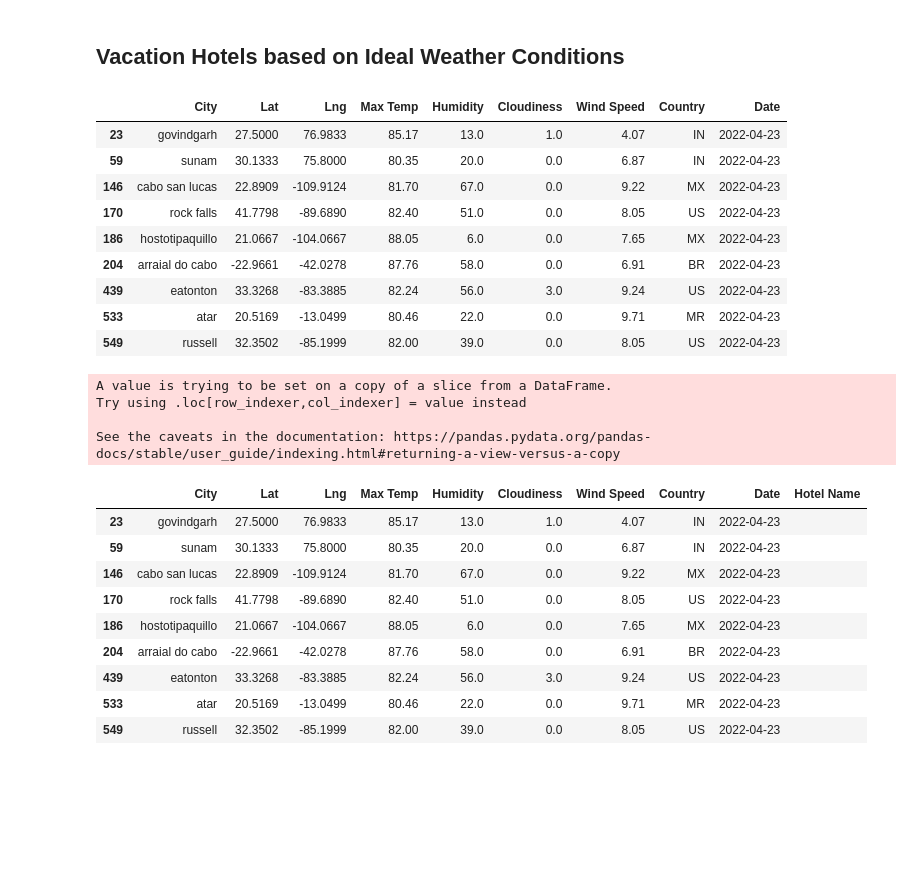
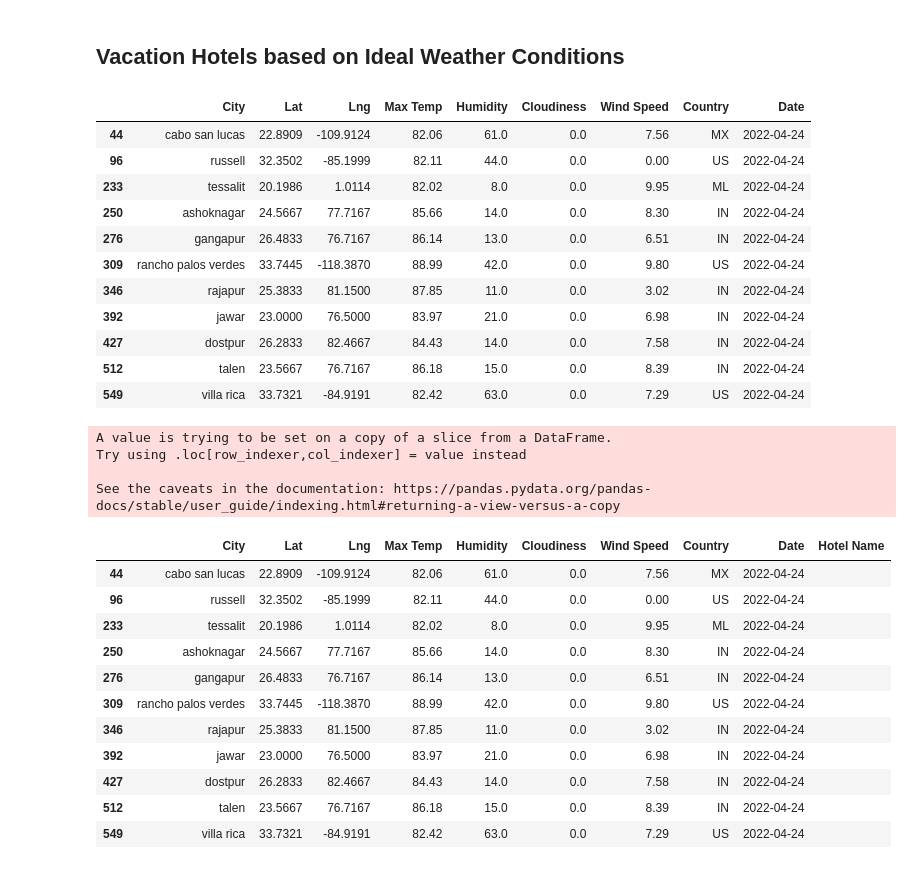
Before and after one commit to golson002/06-Python-API-Challenge, a Jupyter notebook: VacationPy/VacationPy_Submission.ipynb, the cells around one changed output. Cells and saved outputs as stored; diff of their text form; code cells hidden in the pictures; blank space fills up the shorter version.

```diff
--- a/VacationPy/VacationPy_Submission.ipynb
+++ b/VacationPy/VacationPy_Submission.ipynb
@@ -56,20 +56,22 @@ fig
 # %%
 # Create a new dataframe based on desired weather criteria for vacation
 hotel_df = cities_df.loc[(cities_df['Max Temp'] > 80) & (cities_df['Max Temp'] <= 90)
-                                 & (cities_df['Humidity'] <= 70) & (cities_df['Cloudiness'] <= 10)
+                                 & (cities_df['Humidity'] <= 65) & (cities_df['Cloudiness'] == 0)
                                  & (cities_df['Wind Speed'] <= 10)]
 hotel_df
 # %% [output]
 |  | City | Lat | Lng | Max Temp | Humidity | Cloudiness | Wind Speed | Country | Date |
-| 23 | govindgarh | 27.5000 | 76.9833 | 85.17 | 13.0 | 1.0 | 4.07 | IN | 2022-04-23 |
-| 59 | sunam | 30.1333 | 75.8000 | 80.35 | 20.0 | 0.0 | 6.87 | IN | 2022-04-23 |
-| 146 | cabo san lucas | 22.8909 | -109.9124 | 81.70 | 67.0 | 0.0 | 9.22 | MX | 2022-04-23 |
-| 170 | rock falls | 41.7798 | -89.6890 | 82.40 | 51.0 | 0.0 | 8.05 | US | 2022-04-23 |
-| 186 | hostotipaquillo | 21.0667 | -104.0667 | 88.05 | 6.0 | 0.0 | 7.65 | MX | 2022-04-23 |
-| 204 | arraial do cabo | -22.9661 | -42.0278 | 87.76 | 58.0 | 0.0 | 6.91 | BR | 2022-04-23 |
-| 439 | eatonton | 33.3268 | -83.3885 | 82.24 | 56.0 | 3.0 | 9.24 | US | 2022-04-23 |
-| 533 | atar | 20.5169 | -13.0499 | 80.46 | 22.0 | 0.0 | 9.71 | MR | 2022-04-23 |
-| 549 | russell | 32.3502 | -85.1999 | 82.00 | 39.0 | 0.0 | 8.05 | US | 2022-04-23 |
+| 44 | cabo san lucas | 22.8909 | -109.9124 | 82.06 | 61.0 | 0.0 | 7.56 | MX | 2022-04-24 |
+| 96 | russell | 32.3502 | -85.1999 | 82.11 | 44.0 | 0.0 | 0.00 | US | 2022-04-24 |
+| 233 | tessalit | 20.1986 | 1.0114 | 82.02 | 8.0 | 0.0 | 9.95 | ML | 2022-04-24 |
+| 250 | ashoknagar | 24.5667 | 77.7167 | 85.66 | 14.0 | 0.0 | 8.30 | IN | 2022-04-24 |
+| 276 | gangapur | 26.4833 | 76.7167 | 86.14 | 13.0 | 0.0 | 6.51 | IN | 2022-04-24 |
+| 309 | rancho palos verdes | 33.7445 | -118.3870 | 88.99 | 42.0 | 0.0 | 9.80 | US | 2022-04-24 |
+| 346 | rajapur | 25.3833 | 81.1500 | 87.85 | 11.0 | 0.0 | 3.02 | IN | 2022-04-24 |
+| 392 | jawar | 23.0000 | 76.5000 | 83.97 | 21.0 | 0.0 | 6.98 | IN | 2022-04-24 |
+| 427 | dostpur | 26.2833 | 82.4667 | 84.43 | 14.0 | 0.0 | 7.58 | IN | 2022-04-24 |
+| 512 | talen | 23.5667 | 76.7167 | 86.18 | 15.0 | 0.0 | 8.39 | IN | 2022-04-24 |
+| 549 | villa rica | 33.7321 | -84.9191 | 82.42 | 63.0 | 0.0 | 7.29 | US | 2022-04-24 |
 # %%
 # Add a blank 'Hotel Name' column to the DataFrame
 hotel_df['Hotel Name'] = ''
@@ -80,15 +82,17 @@ Try using .loc[row_indexer,col_indexer] = value instead
 
 See the caveats in the documentation: https://pandas.pydata.org/pandas-docs/stable/user_guide/indexing.html#returning-a-view-versus-a-copy
 |  | City | Lat | Lng | Max Temp | Humidity | Cloudiness | Wind Speed | Country | Date | Hotel Name |
-| 23 | govindgarh | 27.5000 | 76.9833 | 85.17 | 13.0 | 1.0 | 4.07 | IN | 2022-04-23 |  |
-| 59 | sunam | 30.1333 | 75.8000 | 80.35 | 20.0 | 0.0 | 6.87 | IN | 2022-04-23 |  |
-| 146 | cabo san lucas | 22.8909 | -109.9124 | 81.70 | 67.0 | 0.0 | 9.22 | MX | 2022-04-23 |  |
-| 170 | rock falls | 41.7798 | -89.6890 | 82.40 | 51.0 | 0.0 | 8.05 | US | 2022-04-23 |  |
-| 186 | hostotipaquillo | 21.0667 | -104.0667 | 88.05 | 6.0 | 0.0 | 7.65 | MX | 2022-04-23 |  |
-| 204 | arraial do cabo | -22.9661 | -42.0278 | 87.76 | 58.0 | 0.0 | 6.91 | BR | 2022-04-23 |  |
-| 439 | eatonton | 33.3268 | -83.3885 | 82.24 | 56.0 | 3.0 | 9.24 | US | 2022-04-23 |  |
-| 533 | atar | 20.5169 | -13.0499 | 80.46 | 22.0 | 0.0 | 9.71 | MR | 2022-04-23 |  |
-| 549 | russell | 32.3502 | -85.1999 | 82.00 | 39.0 | 0.0 | 8.05 | US | 2022-04-23 |  |
+| 44 | cabo san lucas | 22.8909 | -109.9124 | 82.06 | 61.0 | 0.0 | 7.56 | MX | 2022-04-24 |  |
+| 96 | russell | 32.3502 | -85.1999 | 82.11 | 44.0 | 0.0 | 0.00 | US | 2022-04-24 |  |
+| 233 | tessalit | 20.1986 | 1.0114 | 82.02 | 8.0 | 0.0 | 9.95 | ML | 2022-04-24 |  |
+| 250 | ashoknagar | 24.5667 | 77.7167 | 85.66 | 14.0 | 0.0 | 8.30 | IN | 2022-04-24 |  |
+| 276 | gangapur | 26.4833 | 76.7167 | 86.14 | 13.0 | 0.0 | 6.51 | IN | 2022-04-24 |  |
+| 309 | rancho palos verdes | 33.7445 | -118.3870 | 88.99 | 42.0 | 0.0 | 9.80 | US | 2022-04-24 |  |
+| 346 | rajapur | 25.3833 | 81.1500 | 87.85 | 11.0 | 0.0 | 3.02 | IN | 2022-04-24 |  |
+| 392 | jawar | 23.0000 | 76.5000 | 83.97 | 21.0 | 0.0 | 6.98 | IN | 2022-04-24 |  |
+| 427 | dostpur | 26.2833 | 82.4667 | 84.43 | 14.0 | 0.0 | 7.58 | IN | 2022-04-24 |  |
+| 512 | talen | 23.5667 | 76.7167 | 86.18 | 15.0 | 0.0 | 8.39 | IN | 2022-04-24 |  |
+| 549 | villa rica | 33.7321 | -84.9191 | 82.42 | 63.0 | 0.0 | 7.29 | US | 2022-04-24 |  |
 # %%
 # Set a base URL for Google Places API and parameters to search for hotels within 5,0000 meters of desired cities
 base_url = 'https://maps.googleapis.com/maps/api/place/nearbysearch/json?'
```
Also changed, not shown: parts of 3 cells of this notebook, 7 other files.
